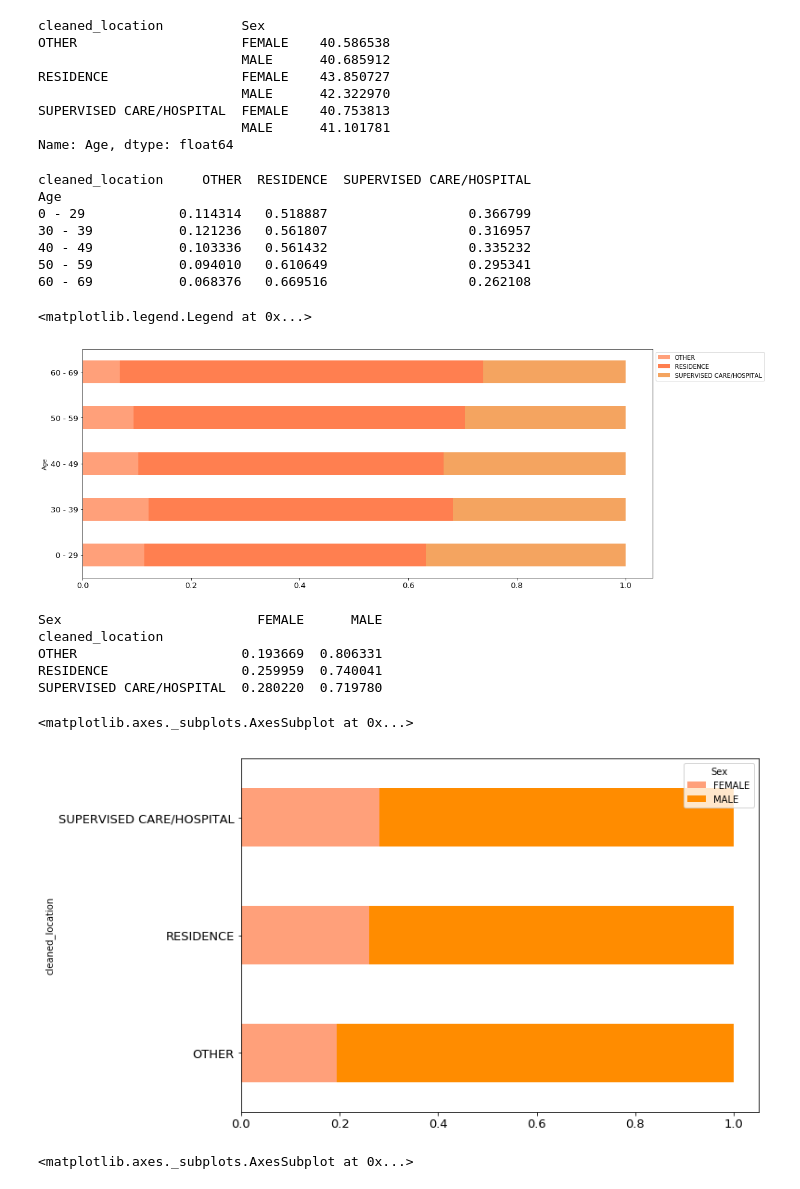
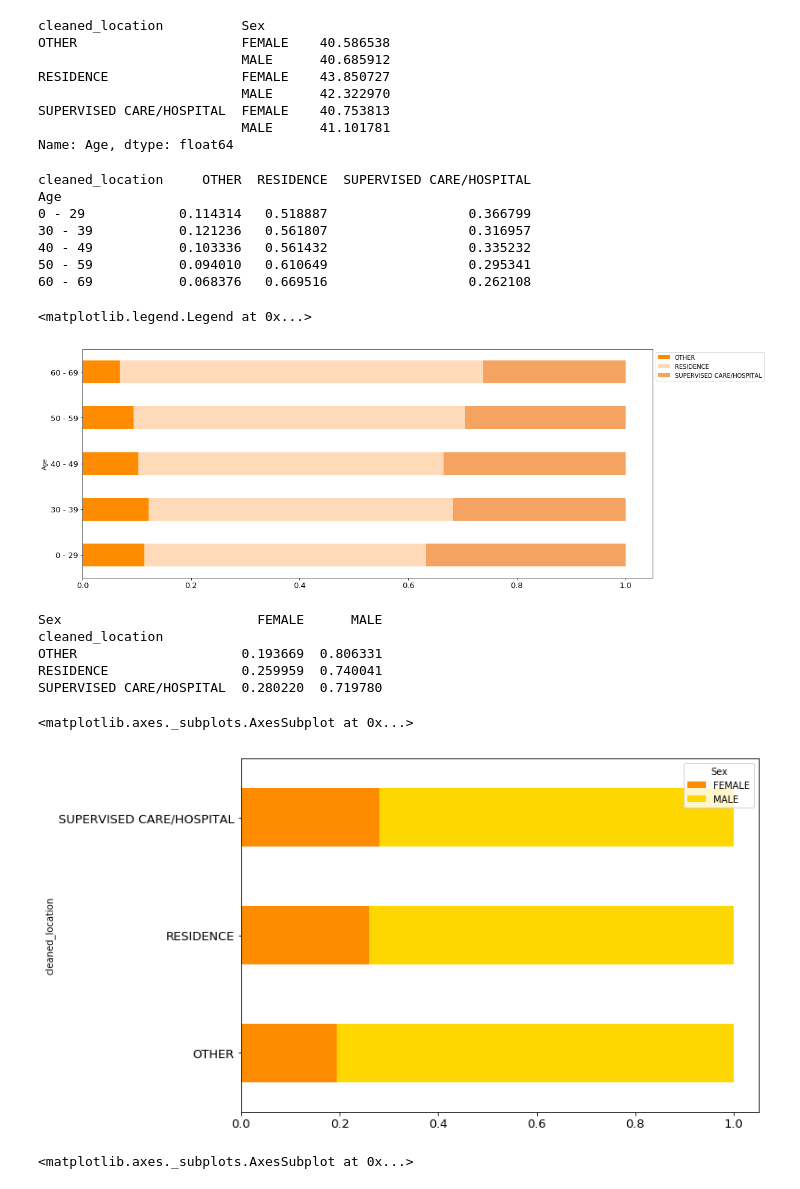
Before and after one commit to kalbond/data_science_term_project, a Jupyter notebook: notebooks/accidental_drug_related_deaths.ipynb, the cells around one changed output. Drawn from its saved outputs; the diff is of its cells as text; code cells hidden in the pictures.

```diff
--- a/notebooks/accidental_drug_related_deaths.ipynb
+++ b/notebooks/accidental_drug_related_deaths.ipynb
@@ -600,7 +599,7 @@ location_age_pct = pd.crosstab(bins,add_df['cleaned_location']).apply(lambda r:
 location_age_pct = location_age_pct[:5]
 # %%
 print(location_age_pct)
-location_age_pct.plot(kind='barh', stacked=True, figsize = (17,7), fontsize=13, color=['lightsalmon', 'coral', 'sandybrown', 'gold', 'darkorange', 'orange', 'darksalmon', 'mistyrose', 'lightcoral', 'darksalmon']).legend(bbox_to_anchor=(1, 1))
+location_age_pct.plot(kind='barh', stacked=True, figsize = (17,7), fontsize=13, color=['darkorange', 'peachpuff', 'sandybrown']).legend(bbox_to_anchor=(1, 1))
 # %% [output]
 cleaned_location     OTHER  RESIDENCE  SUPERVISED CARE/HOSPITAL
 Age
@@ -610,19 +609,19 @@ Age
 50 - 59           0.094010   0.610649                  0.295341
 60 - 69           0.068376   0.669516                  0.262108
 <matplotlib.legend.Legend at 0x...>
-[figure, old version]
+[figure, new version]
 # %%
 sex_location_pct = pd.crosstab(add_df['cleaned_location'],add_df.Sex).apply(lambda r: r/r.sum(), axis=1)
 print(sex_location_pct)
-sex_location_pct.plot(kind='barh', stacked=True, figsize = (10,7), fontsize=13, color=['lightsalmon', 'darkorange', 'orange', 'darksalmon', 'mistyrose', 'lightcoral', 'darksalmon'])
+sex_location_pct.plot(kind='barh', stacked=True, figsize = (10,7), fontsize=13, color=['darkorange', 'gold'])
 # %% [output]
 Sex                         FEMALE      MALE
 cleaned_location
 OTHER                     0.193669  0.806331
 RESIDENCE                 0.259959  0.740041
 SUPERVISED CARE/HOSPITAL  0.280220  0.719780
 <matplotlib.axes._subplots.AxesSubplot at 0x...>
-[figure, old version]
+[figure, new version]
 # %%
 opioid_location_pct = pd.crosstab(add_df['cleaned_location'],add_df.is_opioid).apply(lambda r: r/r.sum(), axis=1)
 opioid_location_pct.plot(kind='barh',title='Percentage of Deaths by Opioid vs Non-Opioid', stacked=True, figsize = (10,7), fontsize=13, color=['gold', 'darkorange', 'orange', 'darksalmon', 'mistyrose', 'lightcoral', 'darksalmon'])
```
Also changed, not shown: parts of 15 cells of this notebook.
